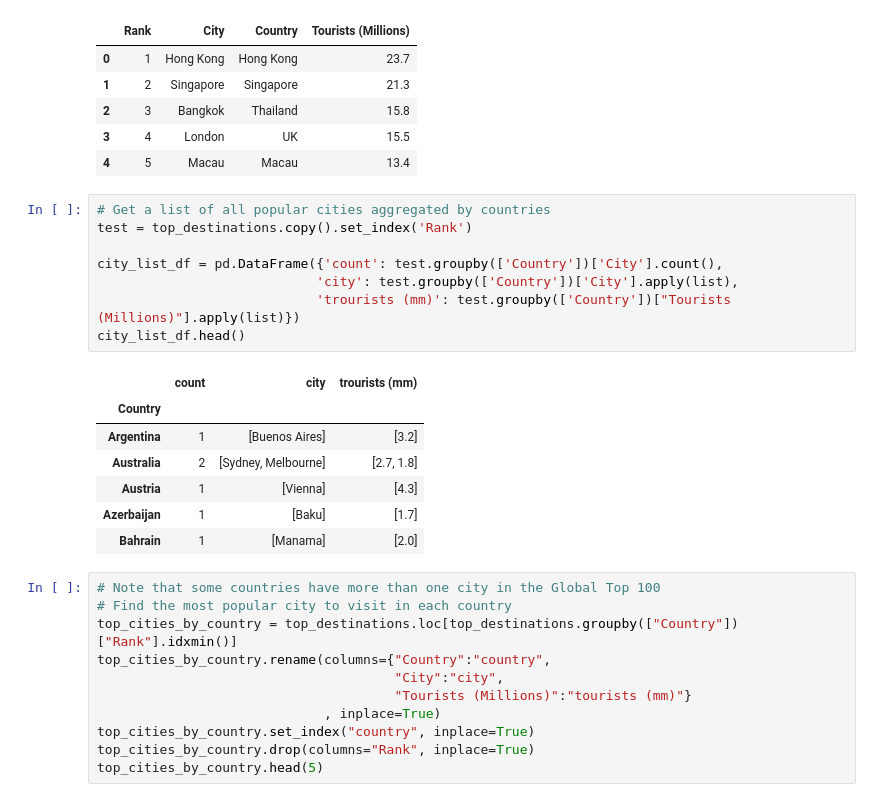
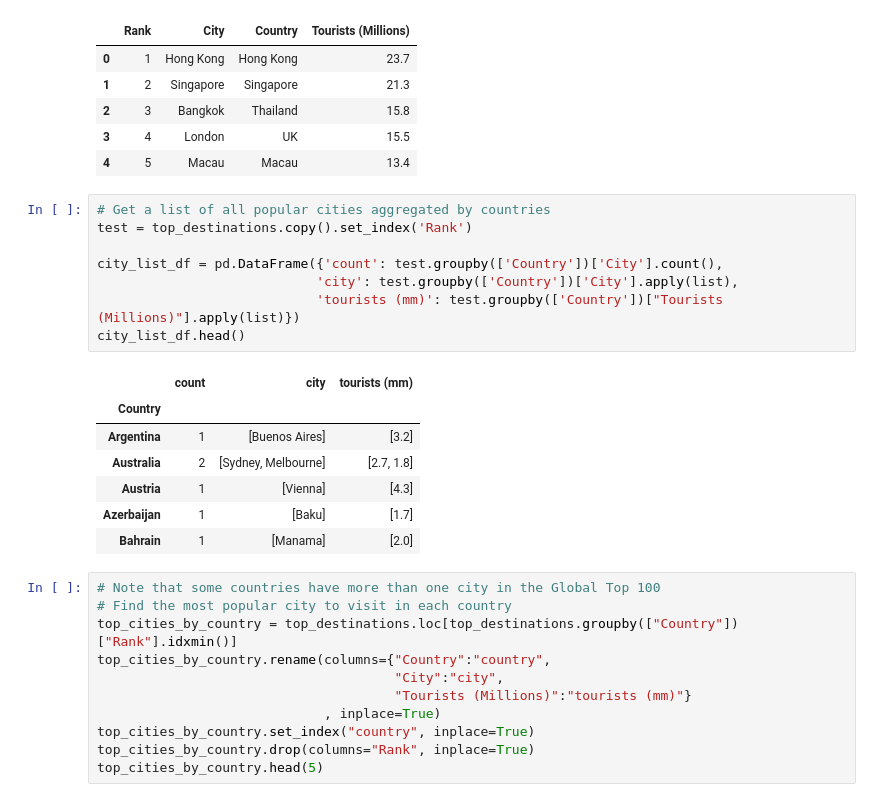
Before and after one commit to EstellaYu/ETL_Project, a Jupyter notebook: ETL Project - Row 2.ipynb, the cells around one changed output. Saved outputs shown, nothing was run; the diff lists cells and outputs as text.

```diff
--- a/ETL Project - Row 2.ipynb
+++ b/ETL Project - Row 2.ipynb
@@ -173,13 +176,13 @@ top_destinations.head(5)
 # %%
 # Get a list of all popular cities aggregated by countries
 test = top_destinations.copy().set_index('Rank')
 
 city_list_df = pd.DataFrame({'count': test.groupby(['Country'])['City'].count(),
                             'city': test.groupby(['Country'])['City'].apply(list),
-                            'trourists (mm)': test.groupby(['Country'])["Tourists (Millions)"].apply(list)})
+                            'tourists (mm)': test.groupby(['Country'])["Tourists (Millions)"].apply(list)})
 city_list_df.head()
 # %% [output]
-|  | count | city | trourists (mm) |
+|  | count | city | tourists (mm) |
 | Country |  |  |  |
 | Argentina | 1 | [Buenos Aires] | [3.2] |
 | Australia | 2 | [Sydney, Melbourne] | [2.7, 1.8] |
```
Also changed, not shown: parts of 40 cells of this notebook, 8 other files.
